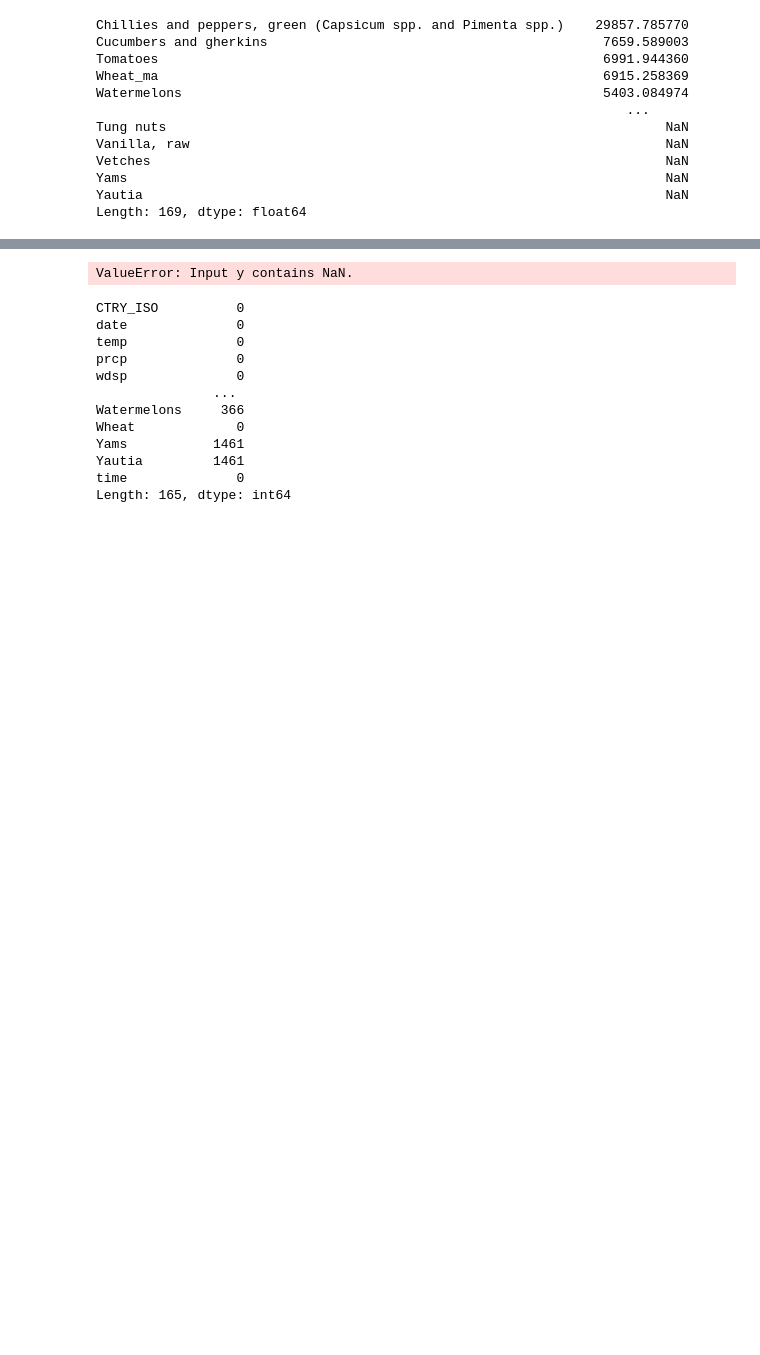
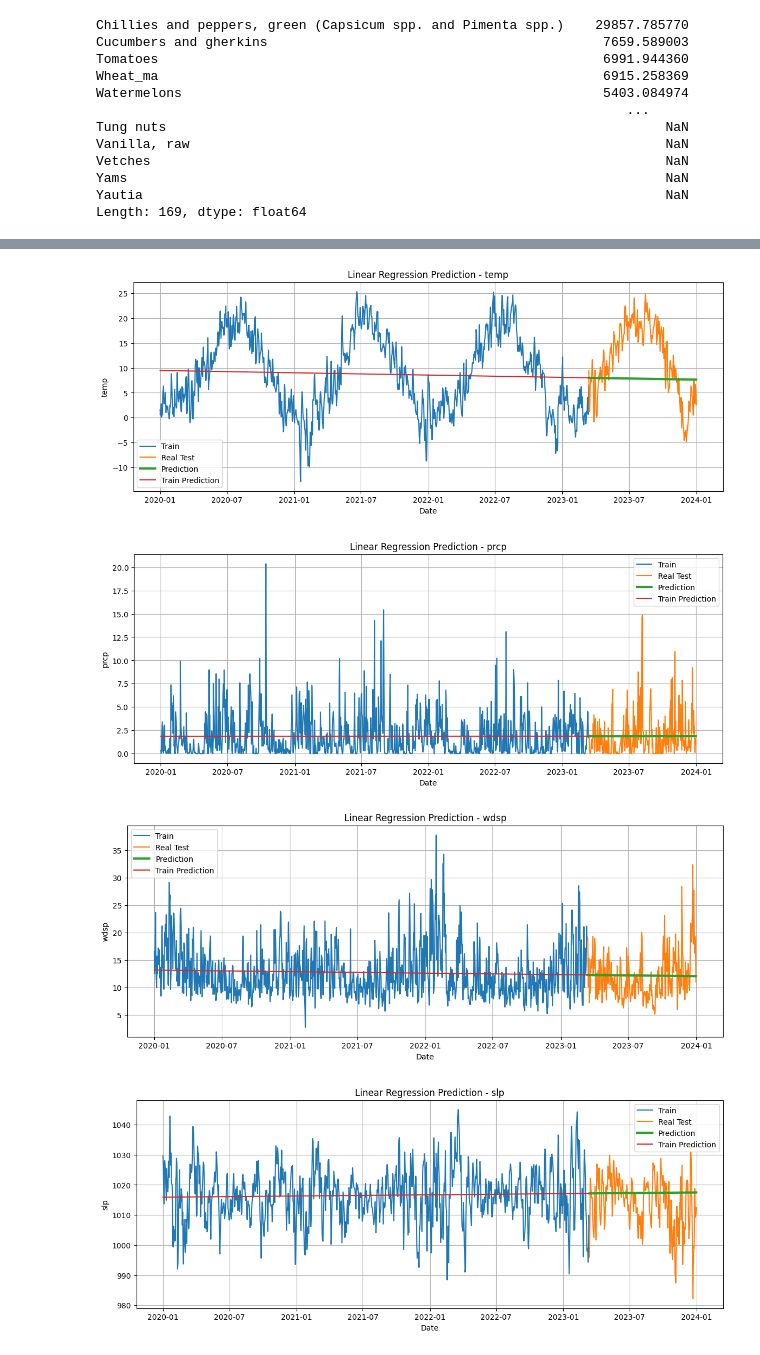
Before and after one commit to igoro00/pdzd, a Jupyter notebook: 3.ipynb, the cells around one changed output, grey strips where cells are left out. Cells and saved outputs as stored; diff of their text form; code cells hidden in the pictures; blank space fills up the shorter version.

```diff
--- a/3.ipynb
+++ b/3.ipynb
@@ -17,3 +19,6 @@ final.head()
 | 3 | AE | 2020-01-04 | 23.090278 | 0.0 | 11.36665 | 1015.462500 | 10.527778 | NaN | ... |
 | 4 | AE | 2020-01-05 | 23.500000 | 0.0 | 17.57085 | 1012.887500 | 14.500000 | NaN | ... |
 5 rows × 164 columns
+# %%
+for col in final.columns:
+    print(col)
@@ -202,6 +218 @@ df["time"] = range(len(df))
-# %%
-split = int(len(df)*0.8)
-
-train = df.iloc[:split]
-test = df.iloc[split:]
 # %%
@@ -258,4 +247,0 @@ RMSE: 4.17
-# %%
-linear_regression_plot("slp")
-# %% [output]
-ValueError: Input y contains NaN.
@@ -266,15 +248,27 @@ linear_regression_plot("Tomatoes")
-# %%
-print(df.isna().sum())
-# %% [output]
-CTRY_ISO          0
-date              0
-temp              0
-prcp              0
-wdsp              0
-               ...
-Watermelons     366
-Wheat             0
-Yams           1461
-Yautia         1461
-time              0
-Length: 165, dtype: int64
+# %%
+pl = final[final["CTRY_ISO"] == "PL"]
+pl = pl.sort_values("date")
+def linreg_PL_plot(column):
+    reg = linreg(pl, column)
+    plt.figure(figsize=(14,5))
+
+    plt.plot(reg["train_date"], reg["y_train"], label="Train")
+    plt.plot(reg["test_date"],  reg["y_test"], label="Real Test")
+    plt.plot(reg["test_date"],  reg["pred"], label="Prediction", linewidth=3)
+    plt.plot(reg["train_date"], reg["train_pred"], label="Train Prediction")
+
+    plt.title(f"Linear Regression Prediction - {column}")
+    plt.xlabel("Date")
+    plt.ylabel(column)
+    plt.legend()
+    plt.grid()
+    plt.show()
+# %%
+plot_columns = ["temp", "prcp", "wdsp", "slp", "dewp", "Tomatoes", "Wheat", "Barley"]
+for col in plot_columns:
+    linreg_PL_plot(col)
+# %% [output]
+[figure, added]
+[figure, added]
+[figure, added]
+[figure, added]
```
Also changed, not shown: parts of 15 cells of this notebook, 2 other files.
